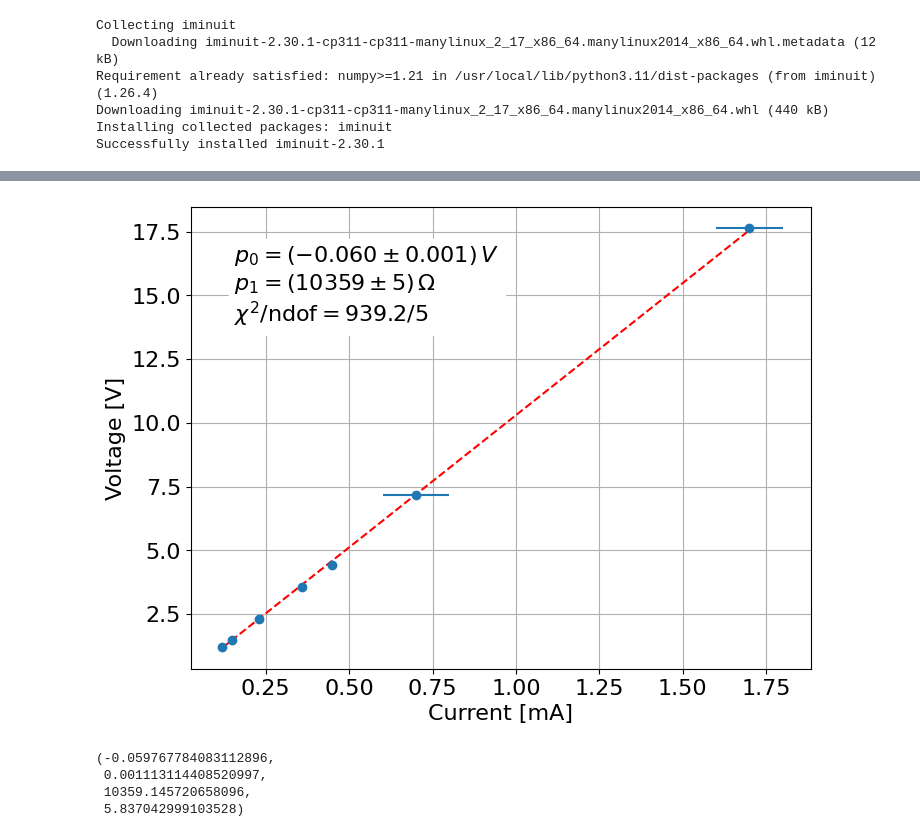
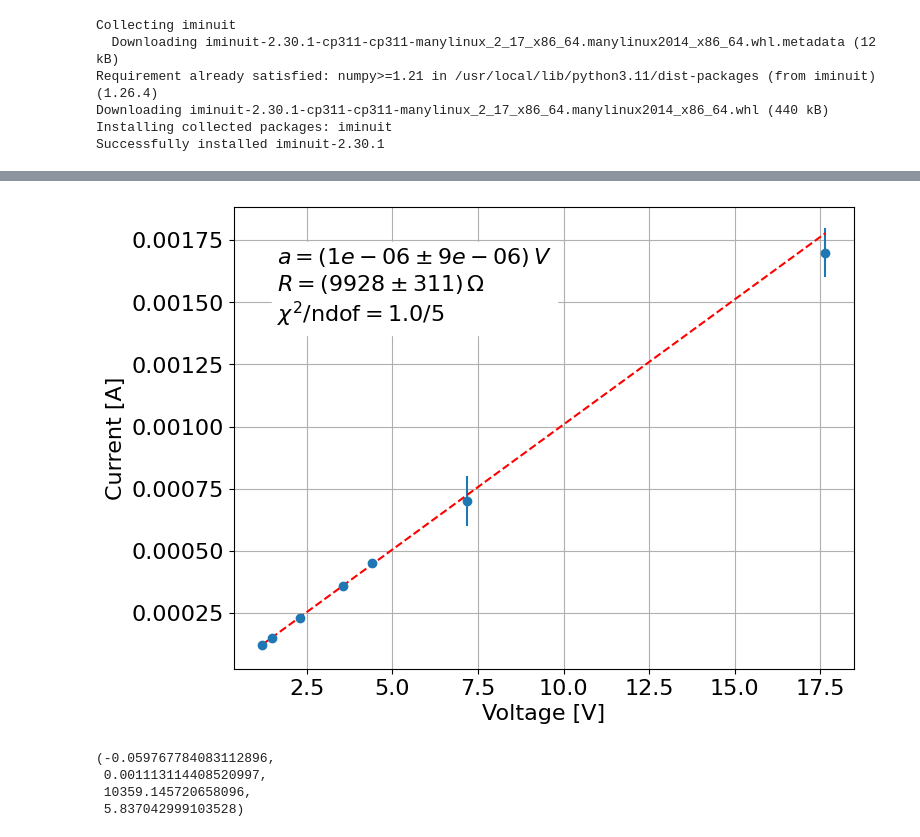
Before and after one commit to cerasole/EnvironmentalRadioactivity, a Jupyter notebook: Notebooks/IV.ipynb, the cells around one changed output, grey strips where cells are left out. Cells and saved outputs as stored; diff of their text form; code cells hidden in the pictures.

```diff
--- a/Notebooks/IV.ipynb
+++ b/Notebooks/IV.ipynb
@@ -20,16 +36,13 @@ plt.rc("font", size = 16)
 # %%
 V = np.array([
     1.198, 1.482, 2.30, 3.56, 4.41, 7.17, 17.64
-])
+])  # in Volt
 V_err = np.array([
     0.001, 0.001, 0.01, 0.01, 0.01, 0.01, 0.01
-])
+])  # in Volt
 I = np.array([
     120e-6, 150e-6, 230e-6, 360e-6, 450e-6, 700e-6, 1700e-6
-])
+])  # in Ampere
 I_err = np.array([
     10e-6, 10e-6, 10e-6, 10e-6, 10e-6, 100e-6, 100e-6
-])
-
-I_m = I*1e3
-I_m_err = I_err*1e3
+])  # in Ampere
@@ -44,9 +100,9 @@ ax.grid()
 # %%
-def linear(x, p0, p1):
-  return p0+p1*x
+def linear(x, a, R):
+  return a + x/R
 
-lsq = LeastSquares(x=I, y=V, yerror=V_err, model = linear)
-m = Minuit(lsq, p0=0, p1=100)
+lsq = LeastSquares(x=V, y=I, yerror=I_err, model = linear)
+m = Minuit(lsq, a=0, R=100)  # a=0 e R=100 sono le stime iniziali dei parametri
 m.migrad()
 m.hesse()
 # %% [output]
@@ -65,20 +153,20 @@ m.hesse()
 # %%
 fig, ax = plt.subplots(figsize = (8, 6))
-ax.errorbar(x = I_m, y = V, xerr = I_m_err, yerr = V_err, ls = "None", marker = "o", markersize = 6, label = "Data")
+ax.errorbar(x = V, y = I, yerr = I_err, xerr = V_err, ls = "None", marker = "o", markersize = 6, label = "Data")
 
-x = np.linspace(np.min(I), np.max(I), 100)
-ax.plot(x*1e3, linear(x, *m.values), color = "red", ls = "dashed", label = "Fit")
+x = np.linspace(np.min(V), np.max(V), 100)
+ax.plot(x, linear(x, *m.values), color = "red", ls = "dashed", label = "Fit")
 
-ax.text(0.07, 0.75, "$p_0 = (%.3f \pm %.3f)\,V$\n$p_1 = (%d \pm %d)\,\Omega$\n$\chi^{2}/$ndof$ = %.1f/%d$"
+ax.text(0.07, 0.75, "$a = (%.0e \pm %.0e)\,V$\n$R = (%d \pm %d)\,\Omega$\n$\chi^{2}/$ndof$ = %.1f/%d$"
         % (m.values[0], m.covariance[0, 0]**0.5, m.values[1], m.covariance[1, 1]**0.5, m.fval, m.ndof),
         transform = ax.transAxes,
         bbox = dict(facecolor = "white", edgecolor = "white"))
 
-ax.set_xlabel("Current [mA]")
-ax.set_ylabel("Voltage [V]")
+ax.set_ylabel("Current [A]")
+ax.set_xlabel("Voltage [V]")
 ax.grid()
 # %% [output]
-[figure, old version]
+[figure, new version]
 # %%
 (m.values[0], m.covariance[0, 0]**0.5, m.values[1], m.covariance[1, 1]**0.5)
 # %% [output]
```
Also changed, not shown: parts of 19 cells of this notebook.
